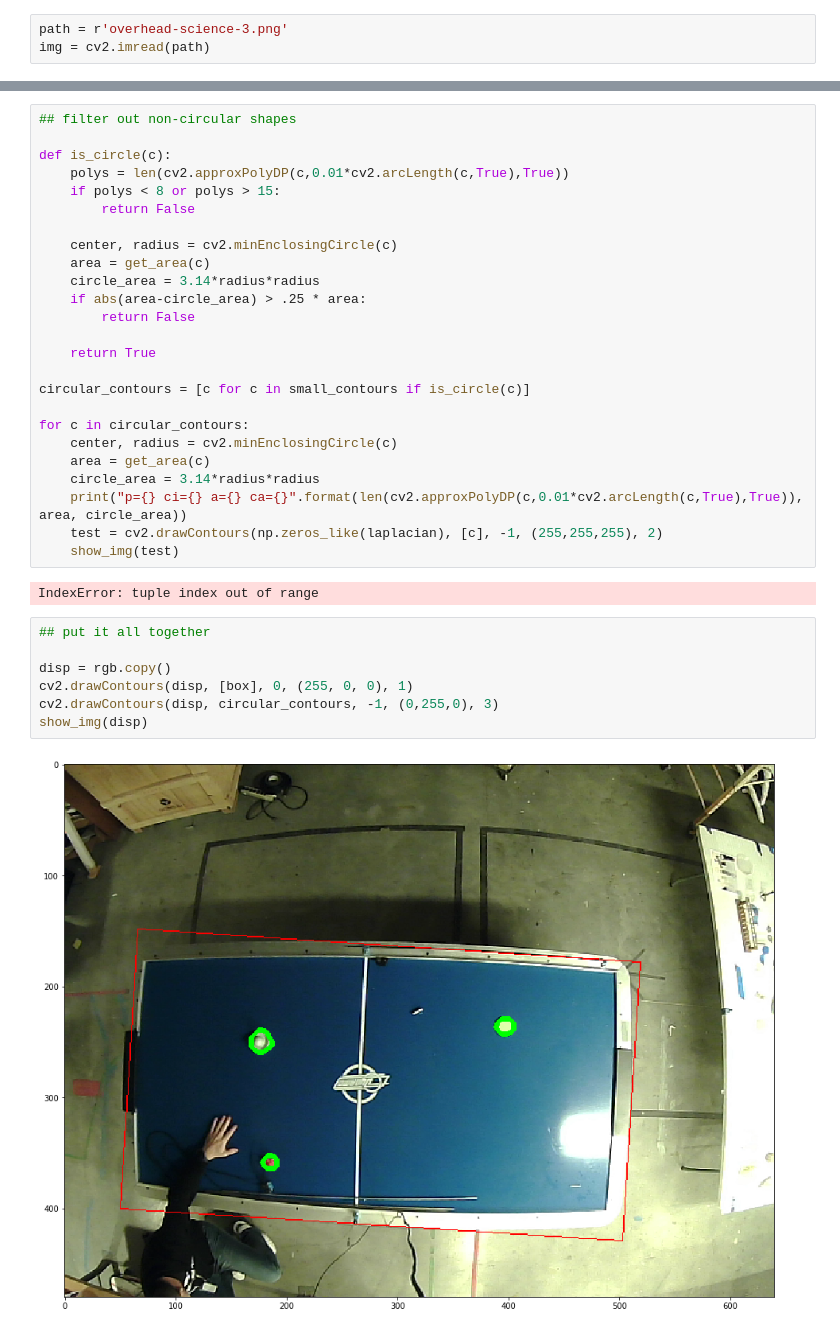
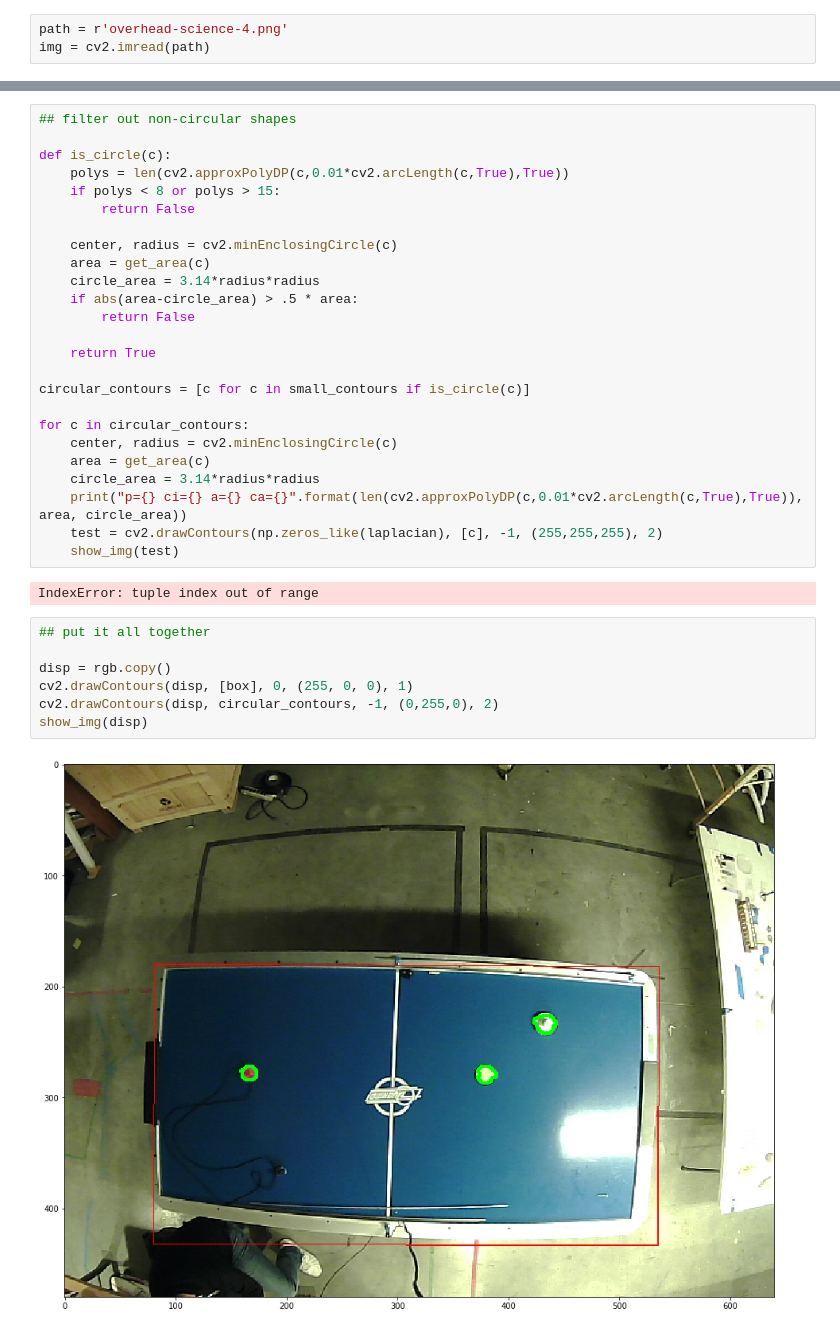
Before and after one commit to Positronic-IO/air-hockey, a Jupyter notebook: notebooks/Find the Pieces.ipynb, the cells around one changed output, grey strips where cells are left out. Drawn from its saved outputs; the diff is of its cells as text.

```diff
--- a/notebooks/Find the Pieces.ipynb
+++ b/notebooks/Find the Pieces.ipynb
@@ -13,7 +13,7 @@ def show_img(image):
     plt.figure(figsize=(16,16))
     plt.imshow(image)
 # %%
-path = r'overhead-science-3.png'
+path = r'overhead-science-4.png'
 img = cv2.imread(path)
 # %%
 ## isolate the table
@@ -131,7 +135,7 @@ def is_circle(c):
     center, radius = cv2.minEnclosingCircle(c)
     area = get_area(c)
     circle_area = 3.14*radius*radius
-    if abs(area-circle_area) > .25 * area:
+    if abs(area-circle_area) > .5 * area:
         return False
 
     return True
@@ -150,12 +154,12 @@ IndexError: tuple index out of range
 # %%
 ## put it all together
 
 disp = rgb.copy()
 cv2.drawContours(disp, [box], 0, (255, 0, 0), 1)
-cv2.drawContours(disp, circular_contours, -1, (0,255,0), 3)
+cv2.drawContours(disp, circular_contours, -1, (0,255,0), 2)
 show_img(disp)
 # %% [output]
-[figure, old version]
+[figure, new version]
 # %%
 def annotate(img):
     rgb = cv2.cvtColor(img, cv2.COLOR_BGR2RGB)
```
Also changed, not shown: parts of 14 cells of this notebook, 2 other files.
